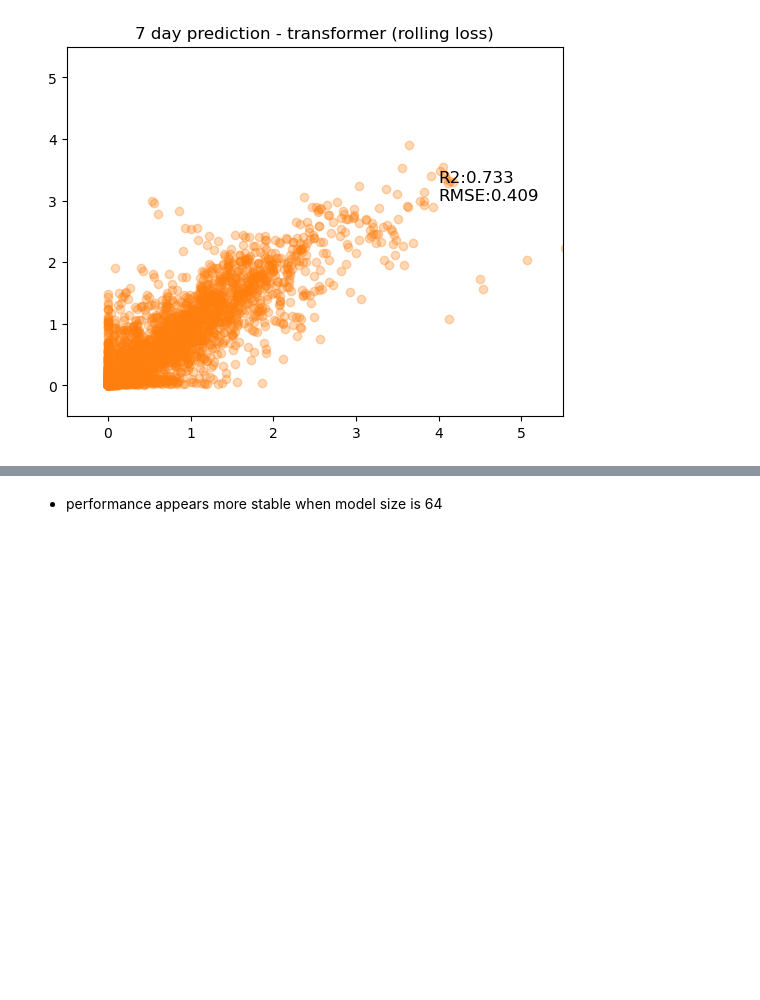
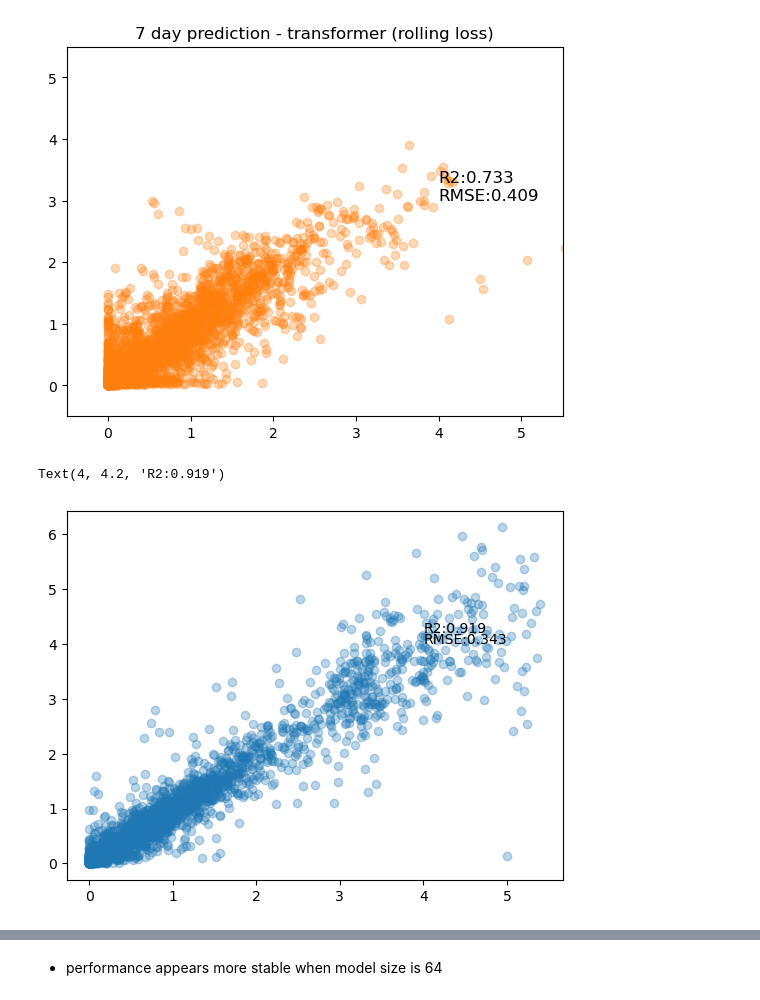
Before and after one commit to PinaColadast/eth-capstone-treewater-deficit, a Jupyter notebook: 04_Transformer_training_7.ipynb, the cells around one changed output, grey strips where cells are left out. Saved outputs shown, nothing was run; the diff lists cells and outputs as text; code cells hidden in the pictures; blank space fills up the shorter version.

Commit message:
add test set performance

```diff
--- a/04_Transformer_training_7.ipynb
+++ b/04_Transformer_training_7.ipynb
@@ -178,6 +178,15 @@ val_X_ts_at, val_day_feat_X_at, val_static_X_ts_at, val_y_at = utils.get_dataset
     shift = 1,
     config=config
 )
+
+test_X_ts_at, test_day_feat_X_at, test_static_X_ts_at, test_y_at = utils.get_dataset_NN_torch(
+    test_df_at,
+    feature_window_size=lag_n,
+    label_window_size = 1,
+    autoregressive=True,
+    shift = 1,
+    config=config
+)
 # %%
 val_X_ts_at.shape
 # %% [output]
@@ -216,6 +225,16 @@ val_loader = DataLoader(TensorDataset(val_X_ts_at, val_day_feat_X_at, val_static
                         num_workers=2)
 
 
+
+if test_X_ts_at.device.type == "cuda":
+    test_X_ts_at = test_X_ts_at.cpu(); test_day_feat_X_at = test_day_feat_X_at.cpu(); test_static_X_ts_at = test_static_X_ts_at.cpu(); test_y_at = test_y_at.cpu()
+
+test_loader = DataLoader(TensorDataset(test_X_ts_at, test_day_feat_X_at, test_static_X_ts_at, test_y_at),
+                        batch_size=batch_size,
+                        shuffle=False,
+                        pin_memory=torch.cuda.is_available(),
+                        num_workers=2)
+
 # create cross validate datasets
 # create cross validation dataframes
 
@@ -611,6 +630,8 @@ model_ar = EncoderOnlyForecast(
     out_nonneg=False
 ).to(device)
 
+
+loss_fn = torch.nn.HuberLoss()
 optimizer = torch.optim.Adam(model_ar.parameters(), lr=1e-3/2)
 
 
@@ -718,6 +739,19 @@ with torch.no_grad():
 
 preds = np.concatenate(preds)
 actuals = np.concatenate(actuals)
+
+
+preds_test = []
+actuals_test = []
+
+with torch.no_grad():
+    for i, (X_dyn_test, X_day_test, X_static_test, tlabels) in enumerate(test_loader):
+        toutputs = model_best(X_dyn_test.to(device), X_day_test.to(device), X_static_test.to(device))
+        preds_test.append(toutputs.cpu().numpy().flatten())
+        actuals_test.append(tlabels.cpu().numpy().flatten())
+
+preds_test = np.concatenate(preds_test)
+actuals_test = np.concatenate(actuals_test)
 # %%
 plt.plot(range(0, EPOCHS), history["train_loss"], label="Train Loss")
 plt.plot(range(0, EPOCHS), history["val_loss"], label="Val Loss")
@@ -757,3 +791,14 @@ plt.title("7 day prediction - transformer (rolling loss)")
 Recursive prediction on validation set - RMSE: 0.4087, R2: 0.7329
 Text(0.5, 1.0, '7 day prediction - transformer (rolling loss)')
 [figure]
+# %%
+# next day prediction performance
+rmse_test = root_mean_squared_error(utils.clip_and_inverse_log2_transform(actuals_test), utils.clip_and_inverse_log2_transform(preds_test))
+r2_test= r2_score(utils.clip_and_inverse_log2_transform(actuals_test), utils.clip_and_inverse_log2_transform(preds_test))
+
+plt.scatter(utils.clip_and_inverse_log2_transform(actuals_test), utils.clip_and_inverse_log2_transform(preds_test), alpha=0.3)
+plt.text(x=4, y = 4, s = f"RMSE:{rmse_test:.3f}")
+plt.text(x= 4, y = 4.2, s=f"R2:{r2_test:.3f}")
+# %% [output]
+Text(4, 4.2, 'R2:0.919')
+[figure, added]
```
Also changed, not shown: parts of 3 cells of this notebook, 27 other files.
